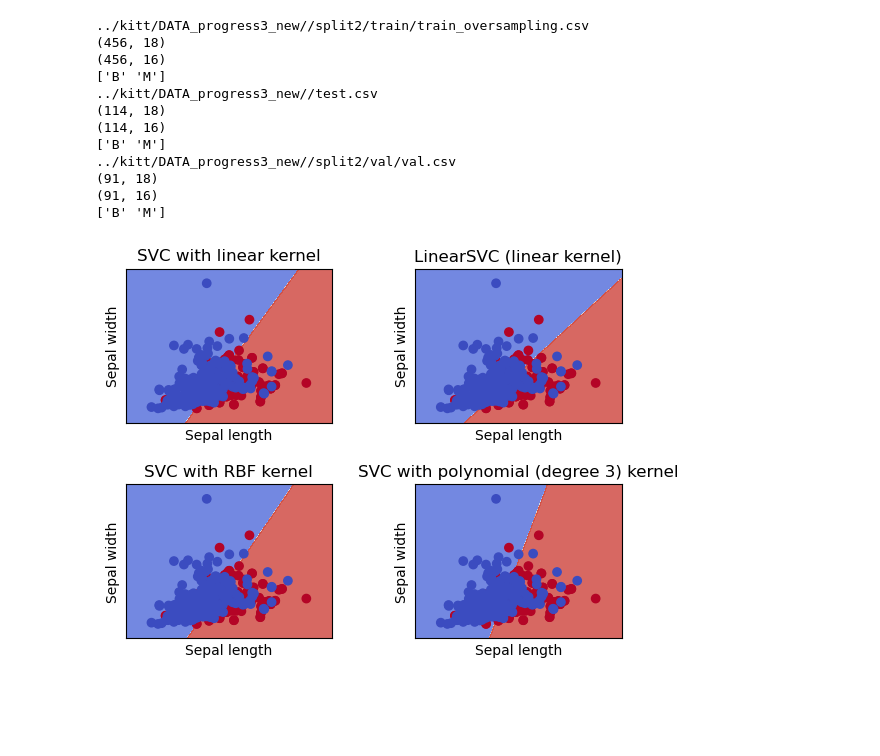
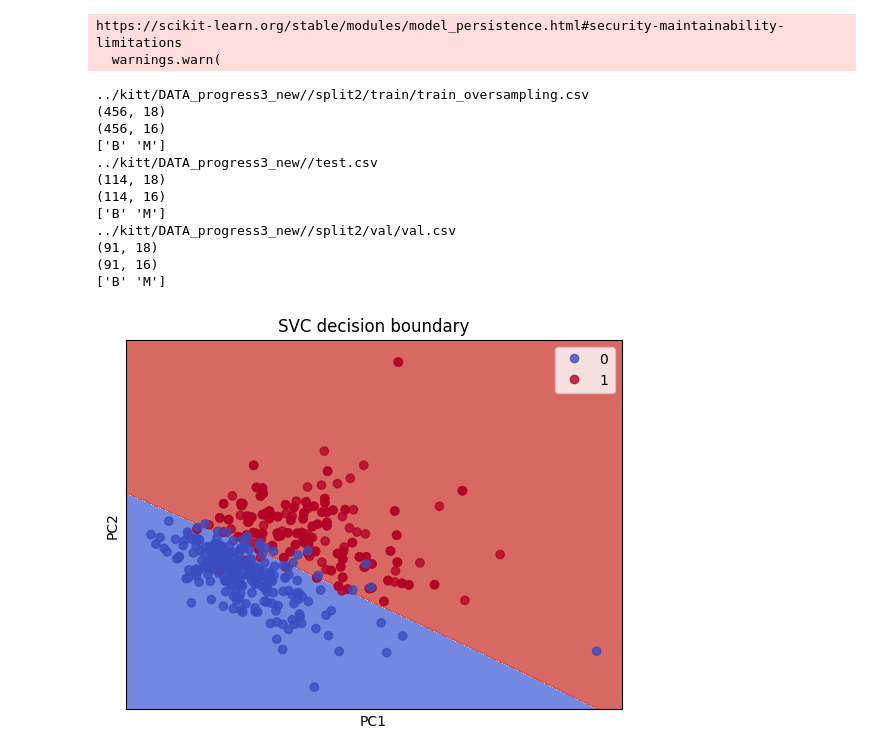
Before and after one commit to 6410615139/Project_Cancer, a Jupyter notebook: SVM_progress3/svm_plot.ipynb, the cells around one changed output. Drawn from its saved outputs; the diff is of its cells as text; code cells hidden in the pictures; blank space fills up the shorter version.

```diff
--- a/SVM_progress3/svm_plot.ipynb
+++ b/SVM_progress3/svm_plot.ipynb
@@ -355,26 +298,0 @@ def kernal_svm_split5(split):
-# %%
-split_num = 5
-split = "split{}".format(split_num)
-x_train,y_train,x_test,y_test,x_val,y_val = setup(split)
-
-# Define parameter grid
-param_grid = {'C': [0.1, 1, 10, 100, 1000],
-                'gamma': [1, 0.1, 0.01, 0.001, 0.0001],
-                'kernel': ['linear', 'rbf', 'poly', 'sigmoid']}
-
-# Define SGD model
-model = SVC()
-
-# Define grid search object
-grid_search = GridSearchCV(model, param_grid)
-
-# Fit grid search object to the data
-grid_search.fit(x_train, y_train)
-
-print(grid_search.best_params_)
-# loss = grid_search.best_params_['loss']
-# penalty = grid_search.best_params_['penalty']
-# learning_rate = grid_search.best_params_['learning_rate']
-# eta0 = grid_search.best_params_['eta0']
-# max_iter = grid_search.best_params_['max_iter']
-# alpha = grid_search.best_params_['alpha']
@@ -401,2 +428,9 @@ print(grid_search.best_params_)
 # %%
-# kernal_svm_split1("split1")
+# kernal_svm("split1")
+split = "split1"
+model = joblib.load('model/param2/SVM_model_{}.pkl'.format(split))
+x_train,y_train,x_test,y_test,x_val,y_val = setup(split)
+X = x_train[:, :]
+y = y_train
+plot_decision_boundary(model, X, y)
+# do_plot(model, x_train, y_train)
@@ -403,17 +453,25 @@ print(grid_search.best_params_)
 # %%
-kernal_svm_split2("split2")
+# kernal_svm("split2")
+split = "split2"
+model = joblib.load('model/param2/SVM_model_{}.pkl'.format(split))
+x_train,y_train,x_test,y_test,x_val,y_val = setup(split)
+X = x_train[:, :]
+y = y_train
+plot_decision_boundary(model, X, y)
 # %% [output]
-../kitt/DATA_progress3_new//split2/train/train_oversampling.csv
-(456, 18)
-(456, 16)
-['B' 'M']
-../kitt/DATA_progress3_new//test.csv
-(114, 18)
-(114, 16)
-['B' 'M']
-../kitt/DATA_progress3_new//split2/val/val.csv
-(91, 18)
-(91, 16)
-['B' 'M']
+https://scikit-learn.org/stable/modules/model_persistence.html#security-maintainability-limitations
+  warnings.warn(
+../kitt/DATA_progress3_new//split2/train/train_oversampling.csv
+(456, 18)
+(456, 16)
+['B' 'M']
+../kitt/DATA_progress3_new//test.csv
+(114, 18)
+(114, 16)
+['B' 'M']
+../kitt/DATA_progress3_new//split2/val/val.csv
+(91, 18)
+(91, 16)
+['B' 'M']
-[figure, old version]
+[figure, new version]
 # %%
```
Also changed, not shown: parts of 15 cells of this notebook, 2 other files.
